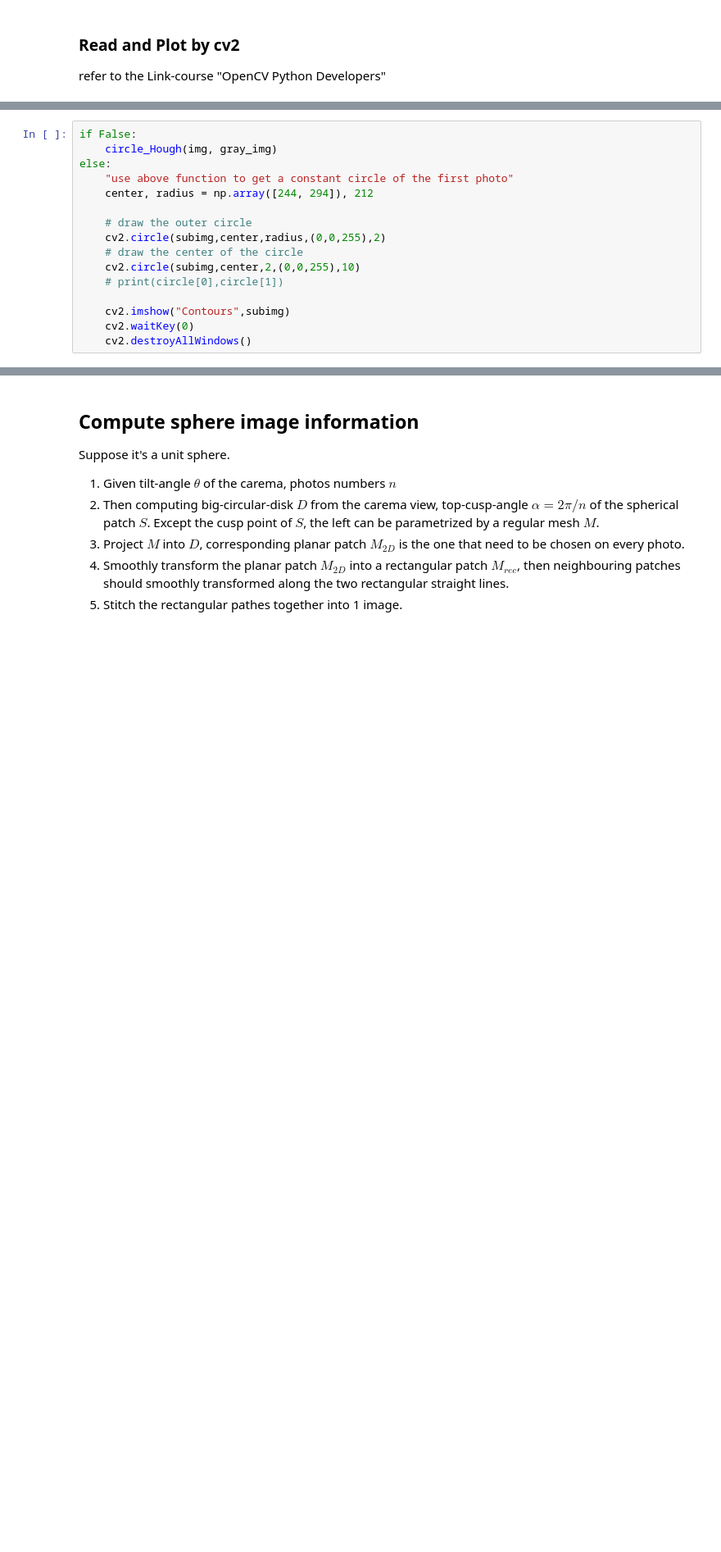
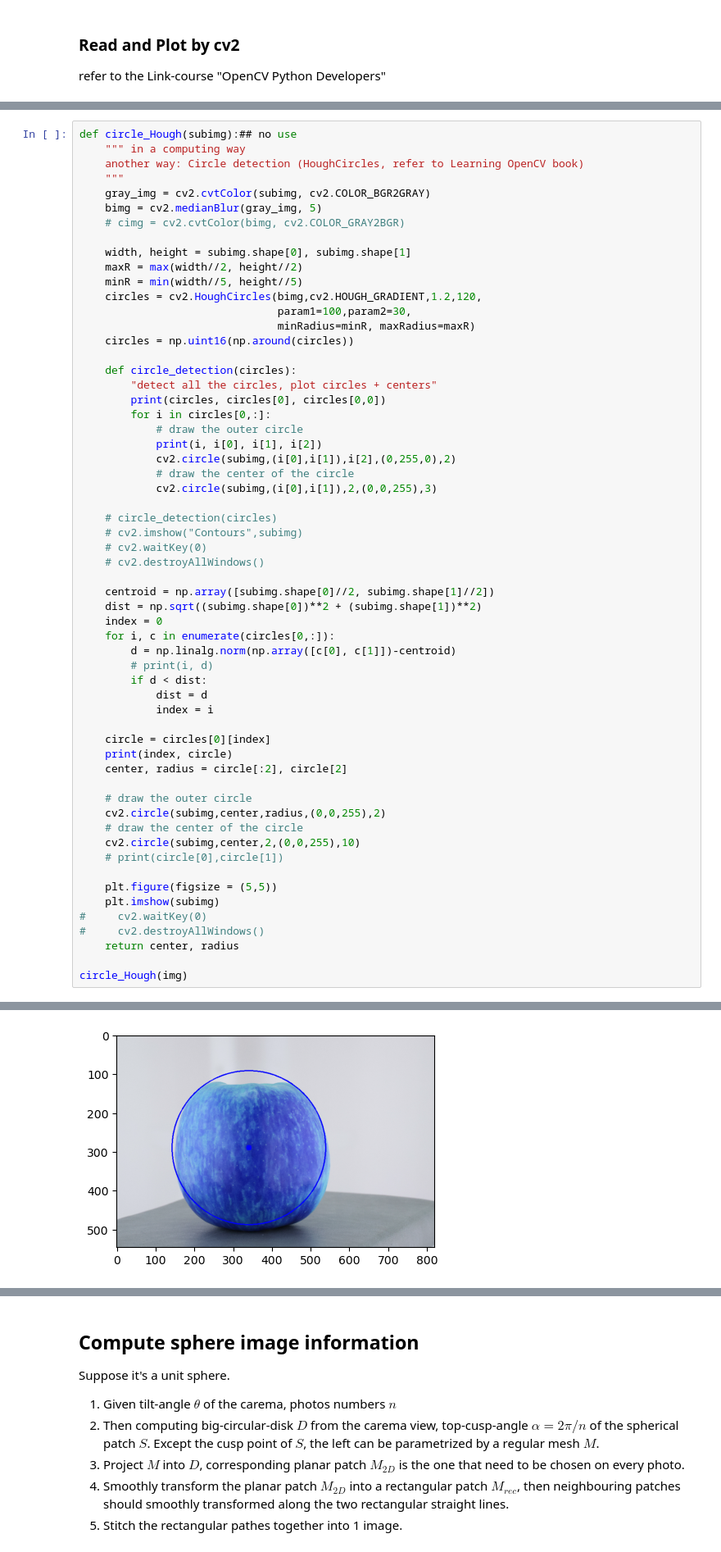
Before and after one commit to WWmore/imageprocessing, a Jupyter notebook: Ball photos stitching.ipynb, the cells around one changed output, grey strips where cells are left out. Shown: that part at 82% size. Saved outputs shown, nothing was run; the diff lists cells and outputs as text; blank space fills up the shorter version.

```diff
--- a/Ball photos stitching.ipynb
+++ b/Ball photos stitching.ipynb
@@ -153,16 +52,0 @@ def circle_Hough(img, gray_img):
-# %%
-if False:
-    circle_Hough(img, gray_img)
-else:
-    "use above function to get a constant circle of the first photo"
-    center, radius = np.array([244, 294]), 212
-
-    # draw the outer circle
-    cv2.circle(subimg,center,radius,(0,0,255),2)
-    # draw the center of the circle
-    cv2.circle(subimg,center,2,(0,0,255),10)
-    # print(circle[0],circle[1])
-
-    cv2.imshow("Contours",subimg)
-    cv2.waitKey(0)
-    cv2.destroyAllWindows()
@@ -168,0 +171,60 @@ else:
+# %%
+def circle_Hough(subimg):## no use
+    """ in a computing way
+    another way: Circle detection (HoughCircles, refer to Learning OpenCV book)
+    """
+    gray_img = cv2.cvtColor(subimg, cv2.COLOR_BGR2GRAY)
+    bimg = cv2.medianBlur(gray_img, 5)
+    # cimg = cv2.cvtColor(bimg, cv2.COLOR_GRAY2BGR)
+
+    width, height = subimg.shape[0], subimg.shape[1]
+    maxR = max(width//2, height//2)
+    minR = min(width//5, height//5)
+    circles = cv2.HoughCircles(bimg,cv2.HOUGH_GRADIENT,1.2,120,
+                               param1=100,param2=30,
+                               minRadius=minR, maxRadius=maxR)
+    circles = np.uint16(np.around(circles))
+
+    def circle_detection(circles):
+        "detect all the circles, plot circles + centers"
+        print(circles, circles[0], circles[0,0])
+        for i in circles[0,:]:
+            # draw the outer circle
+            print(i, i[0], i[1], i[2])
+            cv2.circle(subimg,(i[0],i[1]),i[2],(0,255,0),2)
+            # draw the center of the circle
+            cv2.circle(subimg,(i[0],i[1]),2,(0,0,255),3)
+
+    # circle_detection(circles)
+    # cv2.imshow("Contours",subimg)
+    # cv2.waitKey(0)
+    # cv2.destroyAllWindows()
+
+    centroid = np.array([subimg.shape[0]//2, subimg.shape[1]//2])
+    dist = np.sqrt((subimg.shape[0])**2 + (subimg.shape[1])**2)
+    index = 0
+    for i, c in enumerate(circles[0,:]):
+        d = np.linalg.norm(np.array([c[0], c[1]])-centroid)
+        # print(i, d)
+        if d < dist:
+            dist = d
+            index = i
+
+    circle = circles[0][index]
+    print(index, circle)
+    center, radius = circle[:2], circle[2]
+
+    # draw the outer circle
+    cv2.circle(subimg,center,radius,(0,0,255),2)
+    # draw the center of the circle
+    cv2.circle(subimg,center,2,(0,0,255),10)
+    # print(circle[0],circle[1])
+
+    plt.figure(figsize = (5,5))
+    plt.imshow(subimg)
+#     cv2.waitKey(0)
+#     cv2.destroyAllWindows()
+    return center, radius
+
+circle_Hough(img)
+# %% [output]
@@ -168,0 +233 @@ else:
+[figure, added]
```
Also changed, not shown: parts of 20 cells of this notebook, 5 other files.
